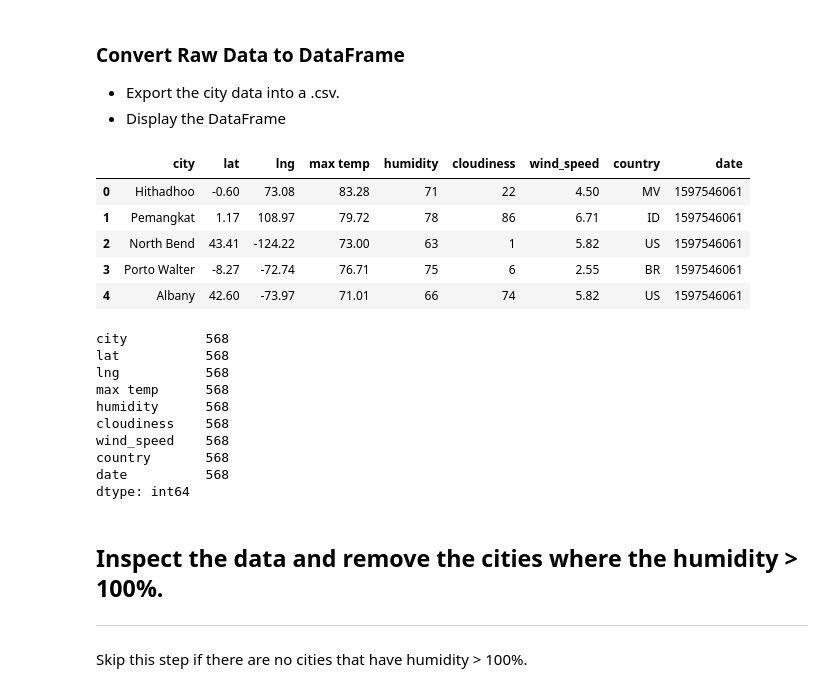
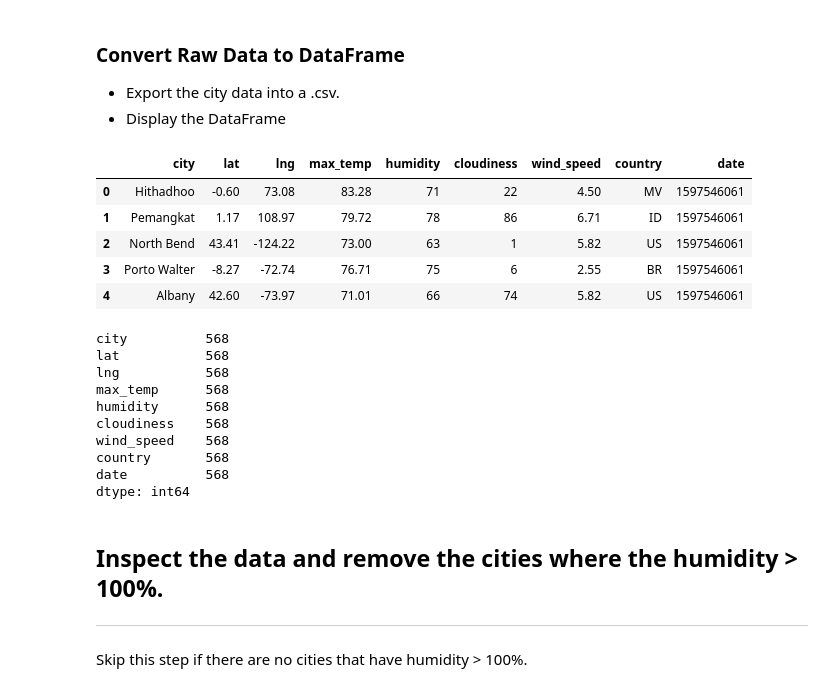
Before and after one commit to gamem001/python_api, a Jupyter notebook: weather_py/WeatherPy.ipynb, the cells around one changed output. Cells and saved outputs as stored; diff of their text form; code cells hidden in the pictures.

```diff
--- a/weather_py/WeatherPy.ipynb
+++ b/weather_py/WeatherPy.ipynb
@@ -117,21 +117,21 @@ City number 568 complete. Added armidale
 # %%
 #create new df
 weather_py = pd.DataFrame ({
     "city": city_name,
     "lat": lat,
     "lng": long,
-    'max temp': max_temp,
+    'max_temp': max_temp,
     'humidity': humidity,
     'cloudiness': cloudiness,
     'wind_speed': wind_speed,
     'country': country,
     'date': date
 })
 #save df as .csv to output_data folder
 weather_py.to_csv("../output_data/cities.csv")
 weather_py.head()
 # %% [output]
-|  | city | lat | lng | max temp | humidity | cloudiness | wind_speed | country | date |
+|  | city | lat | lng | max_temp | humidity | cloudiness | wind_speed | country | date |
 | 0 | Hithadhoo | -0.60 | 73.08 | 83.28 | 71 | 22 | 4.50 | MV | 1597546061 |
 | 1 | Pemangkat | 1.17 | 108.97 | 79.72 | 78 | 86 | 6.71 | ID | 1597546061 |
 | 2 | North Bend | 43.41 | -124.22 | 73.00 | 63 | 1 | 5.82 | US | 1597546061 |
@@ -144,7 +144,7 @@ weather_py.count()
 city          568
 lat           568
 lng           568
-max temp      568
+max_temp      568
 humidity      568
 cloudiness    568
 wind_speed    568
```
Also changed, not shown: parts of 18 cells of this notebook, 2 other files.
